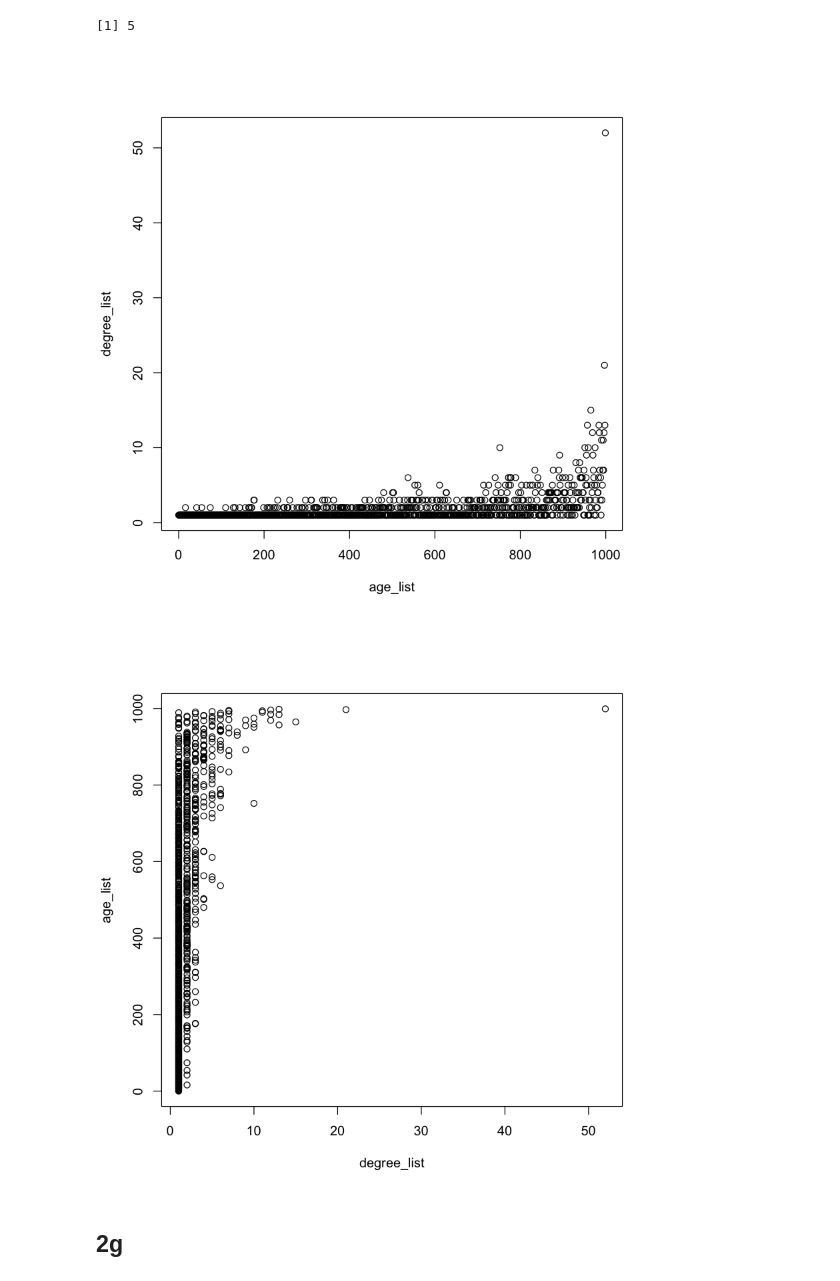
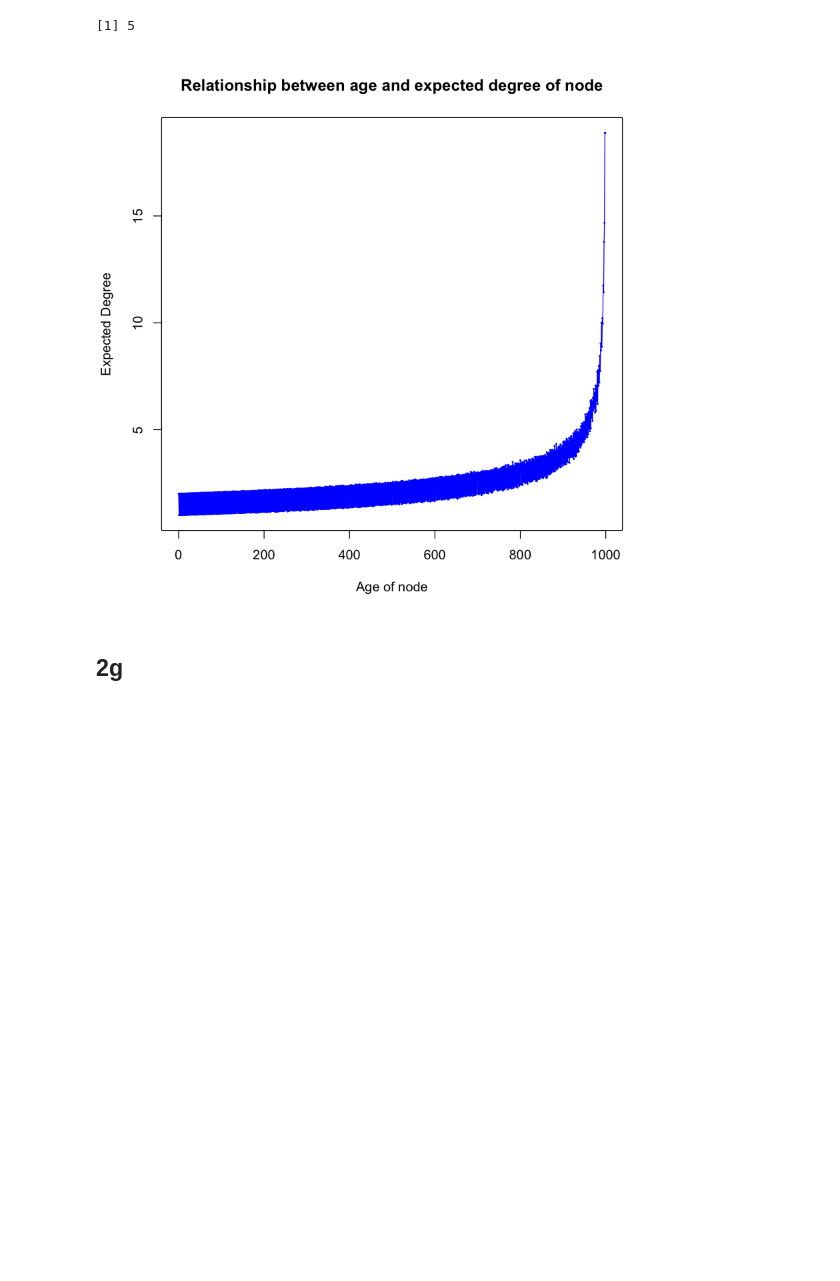
Before and after one commit to maithilibhide/ECE232, a Jupyter notebook: Project1/Random_Network_2.ipynb, the cells around one changed output. Drawn from its saved outputs; the diff is of its cells as text; code cells hidden in the pictures; blank space fills up the shorter version.

```diff
--- a/Project1/Random_Network_2.ipynb
+++ b/Project1/Random_Network_2.ipynb
@@ -119,18 +135,19 @@ max(degree(g3))
 # %%
 n = 1000
 m = 1
-network <- barabasi.game(n, m, directed=FALSE)
+
 age_list <- list()
-degree_list <- degree(network)
+degree_list <- c(0,1000)
+
 for (i in 1:1000) {
+    network <- barabasi.game(n, m, directed=FALSE)
     age_list[i] = n - i
-    #degree_list[i] = degree(network)[i]
+    degree_list = degree_list + degree(network)
 }
-plot(age_list, degree_list)
-plot(degree_list, age_list)
-# %% [output]
-[figure, removed]
-[figure, removed]
+# %%
+plot(age_list, degree_list/1000, xlab="Age of node", ylab="Expected Degree", typ="o", cex=0.2, col="blue", main="Relationship between age and expected degree of node")
+# %% [output]
+[figure, added]
 # %% [markdown]
 <h2>2g</h2>
 # %% [markdown]
```
Also changed, not shown: parts of 22 cells of this notebook.
